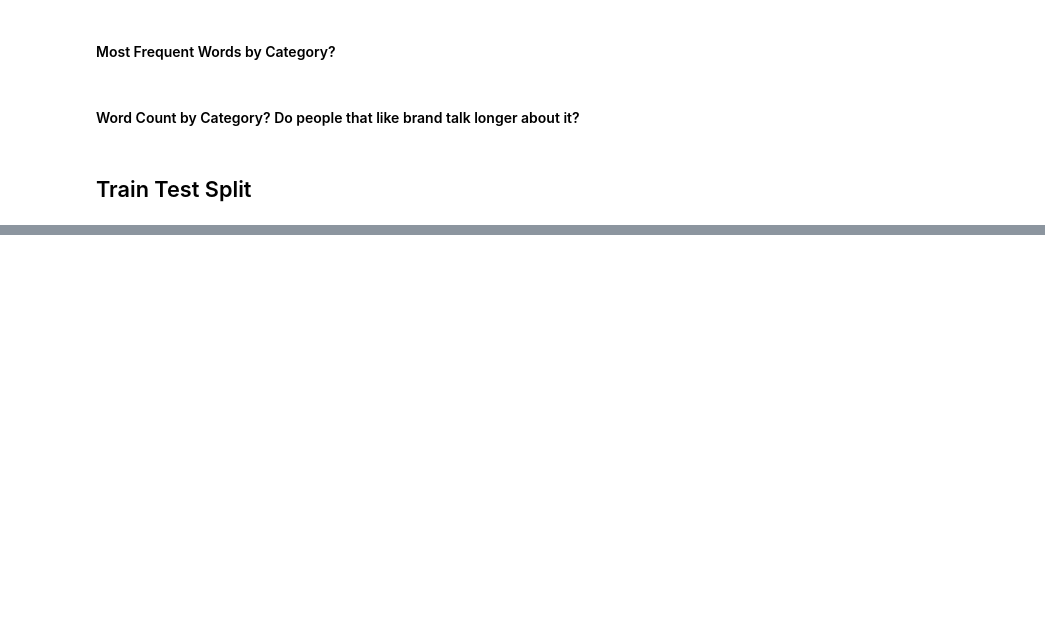
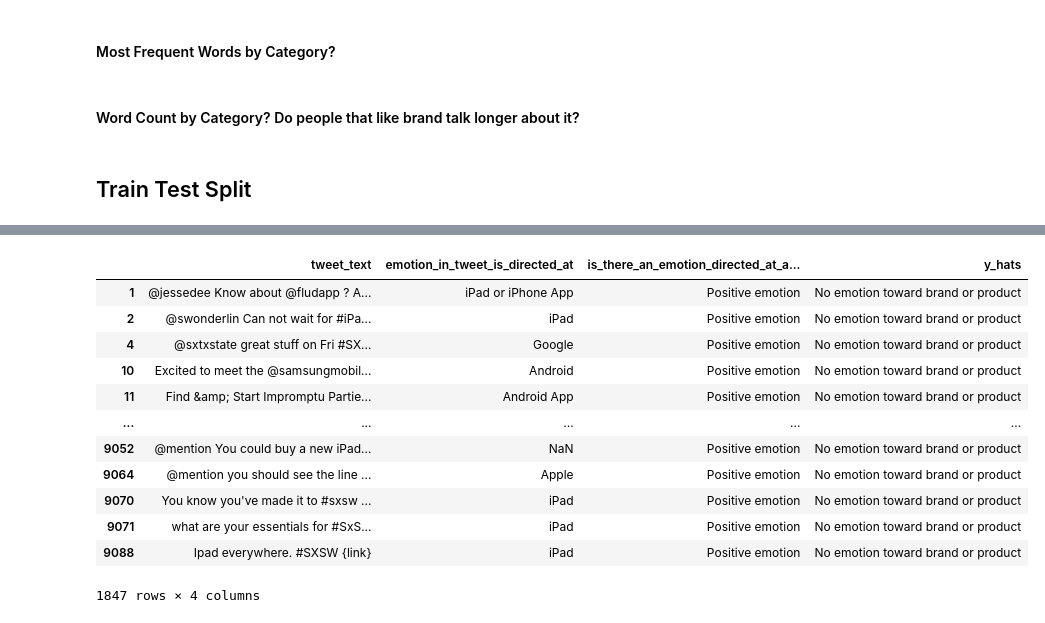
Before and after one commit to dsmoove/nlp-project, a Jupyter notebook: david.ipynb, the cells around one changed output, grey strips where cells are left out. Saved outputs shown, nothing was run; the diff lists cells and outputs as text; code cells hidden in the pictures; blank space fills up the shorter version.

```diff
--- a/david.ipynb
+++ b/david.ipynb
@@ -555,0 +716,12 @@ No emotion toward brand or product       0.68      0.21      0.32      1183
+# %%
+nb_pipeline2 = Pipeline([('vect', MeanEmbeddingVectorizer()),
+               ('tfidf', TfidfTransformer()),
+               ('clf', MultinomialNB())])
+nb_pipeline.fit(X_train_lem, y_train_lem)
+
+
+from sklearn.metrics import classification_report
+y_pred = nb_pipeline.predict(X_test_lem)
+
+print('accuracy %s' % accuracy_score(y_pred, y_test_lem))
+print(classification_report(y_test_lem, y_pred,target_names=sentiments))
@@ -571,3 +745,7 @@ sns.heatmap(cm_df,
 plt.ylabel('Actual label', fontsize = 13)
 plt.xlabel('Predicted label', fontsize = 13)
 plt.show()
+# %%
+y_hats2 = nb_pipeline.predict(lemmatized_output)
+
+df['y_hats'] = y_hats2
@@ -573,0 +768,16 @@ plt.show()
+# %%
+df.loc[(df['is_there_an_emotion_directed_at_a_brand_or_product'] == "Positive emotion") & (df['y_hats'] == 'No emotion toward brand or product')]
+# %% [output]
+|  | tweet_text | emotion_in_tweet_is_directed_at | is_there_an_emotion_directed_at_a... | y_hats |
+| 1 | @jessedee Know about @fludapp ? A... | iPad or iPhone App | Positive emotion | No emotion toward brand or product |
+| 2 | @swonderlin Can not wait for #iPa... | iPad | Positive emotion | No emotion toward brand or product |
+| 4 | @sxtxstate great stuff on Fri #SX... | Google | Positive emotion | No emotion toward brand or product |
+| 10 | Excited to meet the @samsungmobil... | Android | Positive emotion | No emotion toward brand or product |
+| 11 | Find &amp; Start Impromptu Partie... | Android App | Positive emotion | No emotion toward brand or product |
+| ... | ... | ... | ... | ... |
+| 9052 | @mention You could buy a new iPad... | NaN | Positive emotion | No emotion toward brand or product |
+| 9064 | @mention you should see the line ... | Apple | Positive emotion | No emotion toward brand or product |
+| 9070 | You know you've made it to #sxsw ... | iPad | Positive emotion | No emotion toward brand or product |
+| 9071 | what are your essentials for #SxS... | iPad | Positive emotion | No emotion toward brand or product |
+| 9088 | Ipad everywhere. #SXSW {link} | iPad | Positive emotion | No emotion toward brand or product |
+1847 rows × 4 columns
```
Also changed, not shown: parts of 42 cells of this notebook.
